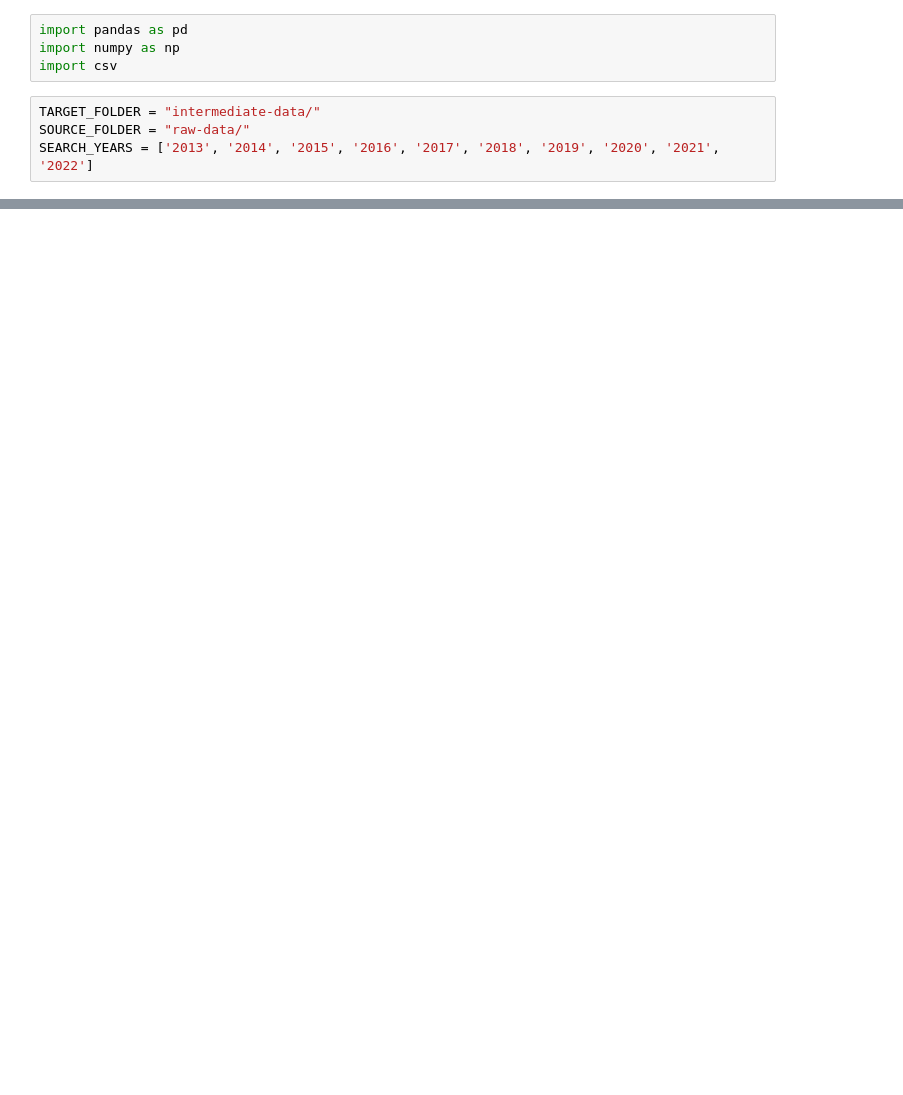
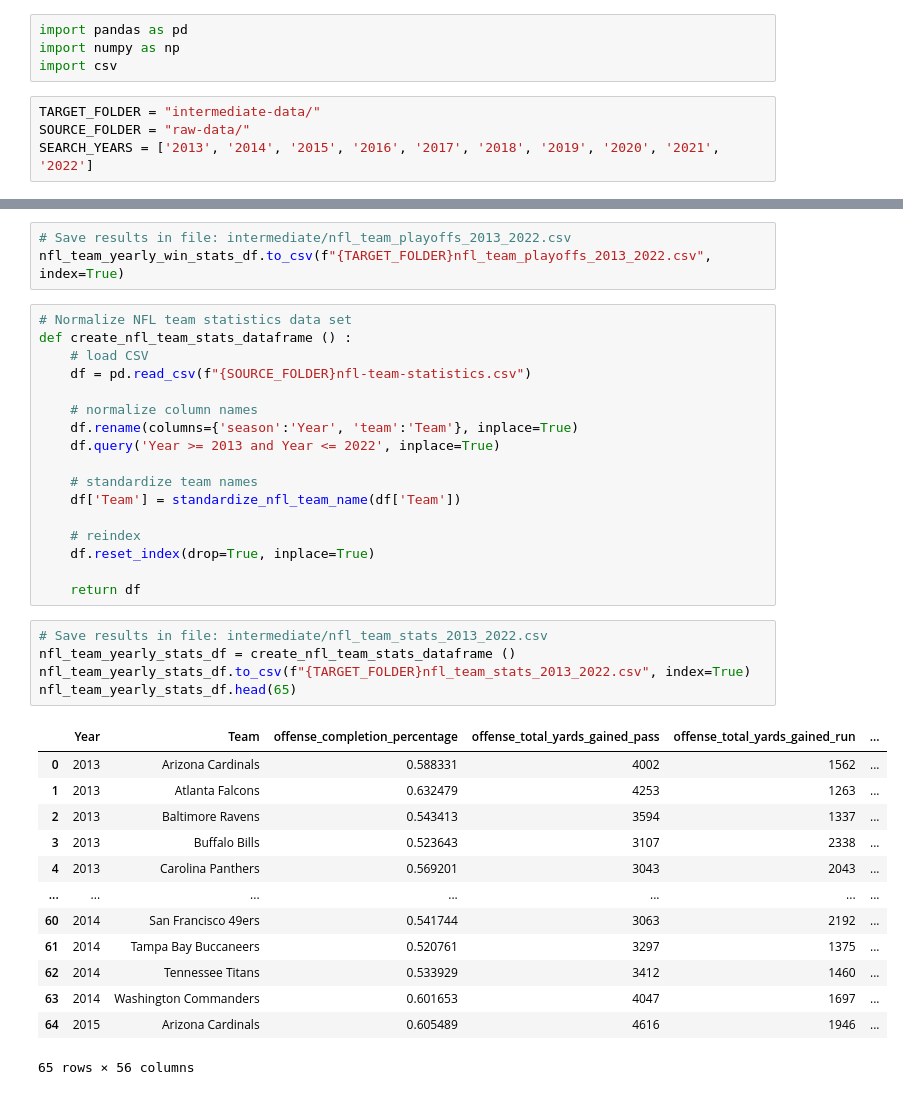
Before and after one commit to codemonkey1101/ucb-mlai-capstone, a Jupyter notebook: build_target_dataset.ipynb, the cells around one changed output, grey strips where cells are left out. Cells and saved outputs as stored; diff of their text form; blank space fills up the shorter version.

```diff
--- a/build_target_dataset.ipynb
+++ b/build_target_dataset.ipynb
@@ -156,0 +212,39 @@ df.to_csv("intermediate-data/nfl_team_spending_2013_2022.csv", index=True)
+# %%
+# Save results in file: intermediate/nfl_team_playoffs_2013_2022.csv
+nfl_team_yearly_win_stats_df.to_csv(f"{TARGET_FOLDER}nfl_team_playoffs_2013_2022.csv", index=True)
+# %%
+# Normalize NFL team statistics data set
+def create_nfl_team_stats_dataframe () :
+    # load CSV
+    df = pd.read_csv(f"{SOURCE_FOLDER}nfl-team-statistics.csv")
+
+    # normalize column names
+    df.rename(columns={'season':'Year', 'team':'Team'}, inplace=True)
+    df.query('Year >= 2013 and Year <= 2022', inplace=True)
+
+    # standardize team names
+    df['Team'] = standardize_nfl_team_name(df['Team'])
+
+    # reindex
+    df.reset_index(drop=True, inplace=True)
+
+    return df
+# %%
+# Save results in file: intermediate/nfl_team_stats_2013_2022.csv
+nfl_team_yearly_stats_df = create_nfl_team_stats_dataframe ()
+nfl_team_yearly_stats_df.to_csv(f"{TARGET_FOLDER}nfl_team_stats_2013_2022.csv", index=True)
+nfl_team_yearly_stats_df.head(65)
+# %% [output]
+|  | Year | Team | offense_completion_percentage | offense_total_yards_gained_pass | offense_total_yards_gained_run | ... |
+| 0 | 2013 | Arizona Cardinals | 0.588331 | 4002 | 1562 | ... |
+| 1 | 2013 | Atlanta Falcons | 0.632479 | 4253 | 1263 | ... |
+| 2 | 2013 | Baltimore Ravens | 0.543413 | 3594 | 1337 | ... |
+| 3 | 2013 | Buffalo Bills | 0.523643 | 3107 | 2338 | ... |
+| 4 | 2013 | Carolina Panthers | 0.569201 | 3043 | 2043 | ... |
+| ... | ... | ... | ... | ... | ... | ... |
+| 60 | 2014 | San Francisco 49ers | 0.541744 | 3063 | 2192 | ... |
+| 61 | 2014 | Tampa Bay Buccaneers | 0.520761 | 3297 | 1375 | ... |
+| 62 | 2014 | Tennessee Titans | 0.533929 | 3412 | 1460 | ... |
+| 63 | 2014 | Washington Commanders | 0.601653 | 4047 | 1697 | ... |
+| 64 | 2015 | Arizona Cardinals | 0.605489 | 4616 | 1946 | ... |
+65 rows × 56 columns
```
Also changed, not shown: parts of 10 cells of this notebook, 4 other files.
